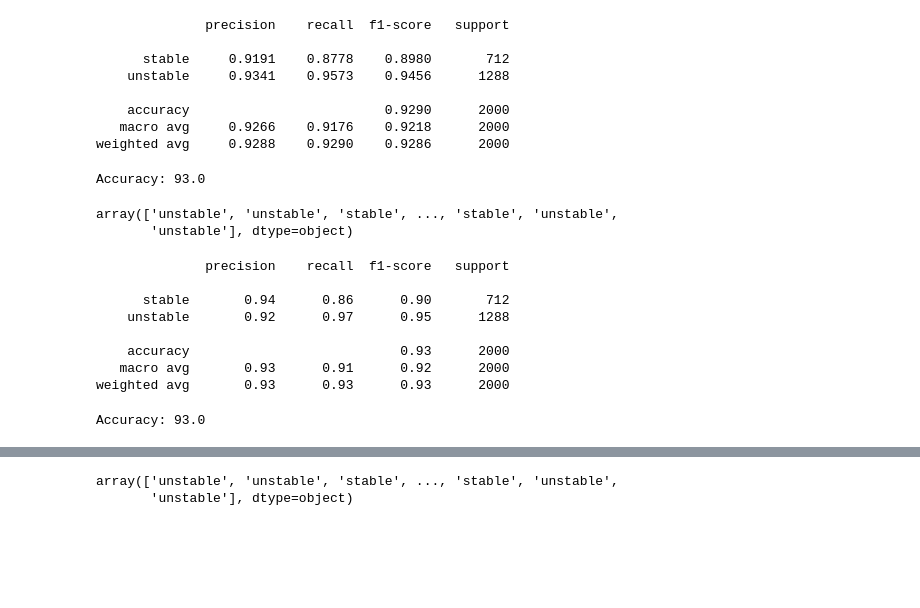
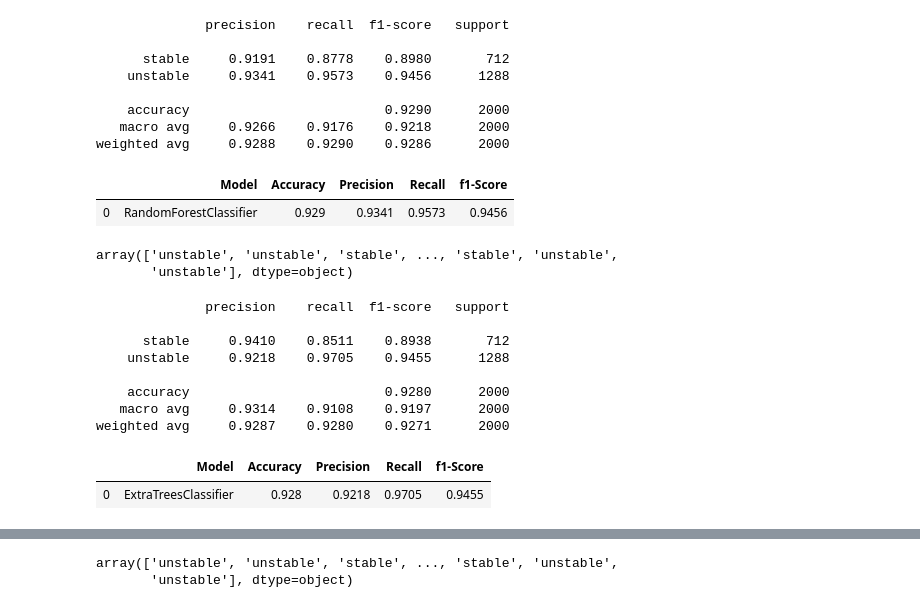
Before and after one commit to Tbori1/hamoye-stage-c-quiz, a Jupyter notebook: hamoye stage c quiz .ipynb, the cells around one changed output, grey strips where cells are left out. Saved outputs shown, nothing was run; the diff lists cells and outputs as text; code cells hidden in the pictures; blank space fills up the shorter version.

```diff
--- a/hamoye stage c quiz .ipynb
+++ b/hamoye stage c quiz .ipynb
@@ -200,11 +146,13 @@ print(classification_report(y_test, RFC_pred, digits = 4))
     accuracy                         0.9290      2000
    macro avg     0.9266    0.9176    0.9218      2000
 weighted avg     0.9288    0.9290    0.9286      2000
-# %%
-accuracy = accuracy_score(y_test, RFC_pred)
-print('Accuracy: {}'.format(round(accuracy*100), 3)) #prints 53.0
-# %% [output]
-Accuracy: 93.0
+# %%
+data = [['RandomForestClassifier', 0.9290, 0.9341, 0.9573, 0.9456]]
+result1 = pd.DataFrame(data ,columns = ['Model','Accuracy', 'Precision', 'Recall', 'f1-Score'])
+result1
+# %% [output]
+|  | Model | Accuracy | Precision | Recall | f1-Score |
+| 0 | RandomForestClassifier | 0.929 | 0.9341 | 0.9573 | 0.9456 |
 # %%
 #extra tree classifier
 from sklearn.ensemble import ExtraTreesClassifier
@@ -217,18 +165,20 @@ tree_pred
 array(['unstable', 'unstable', 'stable', ..., 'stable', 'unstable',
        'unstable'], dtype=object)
 # %%
-print(classification_report(y_test, tree_pred))
+print(classification_report(y_test, tree_pred, digits = 4))
 # %% [output]
               precision    recall  f1-score   support
 
-      stable       0.94      0.86      0.90       712
-    unstable       0.92      0.97      0.95      1288
+      stable     0.9410    0.8511    0.8938       712
+    unstable     0.9218    0.9705    0.9455      1288
 
-    accuracy                           0.93      2000
-   macro avg       0.93      0.91      0.92      2000
-weighted avg       0.93      0.93      0.93      2000
+    accuracy                         0.9280      2000
+   macro avg     0.9314    0.9108    0.9197      2000
+weighted avg     0.9287    0.9280    0.9271      2000
-# %%
-accuracy = accuracy_score(y_test, tree_pred)
-print('Accuracy: {}'.format(round(accuracy*100), 2))
-# %% [output]
-Accuracy: 93.0
+# %%
+data = [['ExtraTreesClassifier', 0.9280, 0.9218, 0.9705, 0.9455]]
+result2 = pd.DataFrame(data ,columns = ['Model','Accuracy', 'Precision', 'Recall', 'f1-Score'])
+result2
+# %% [output]
+|  | Model | Accuracy | Precision | Recall | f1-Score |
+| 0 | ExtraTreesClassifier | 0.928 | 0.9218 | 0.9705 | 0.9455 |
```
Also changed, not shown: parts of 42 cells of this notebook.
